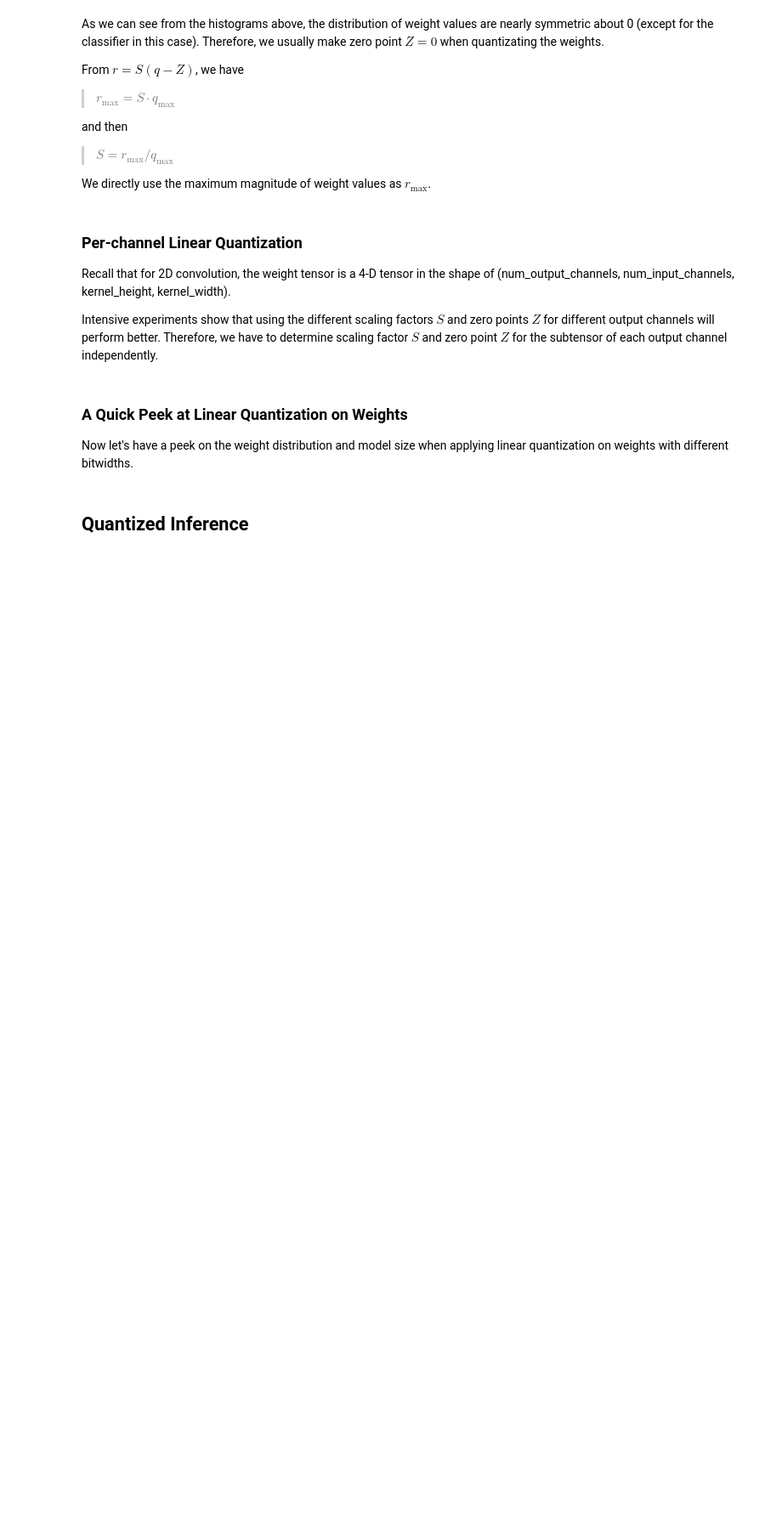
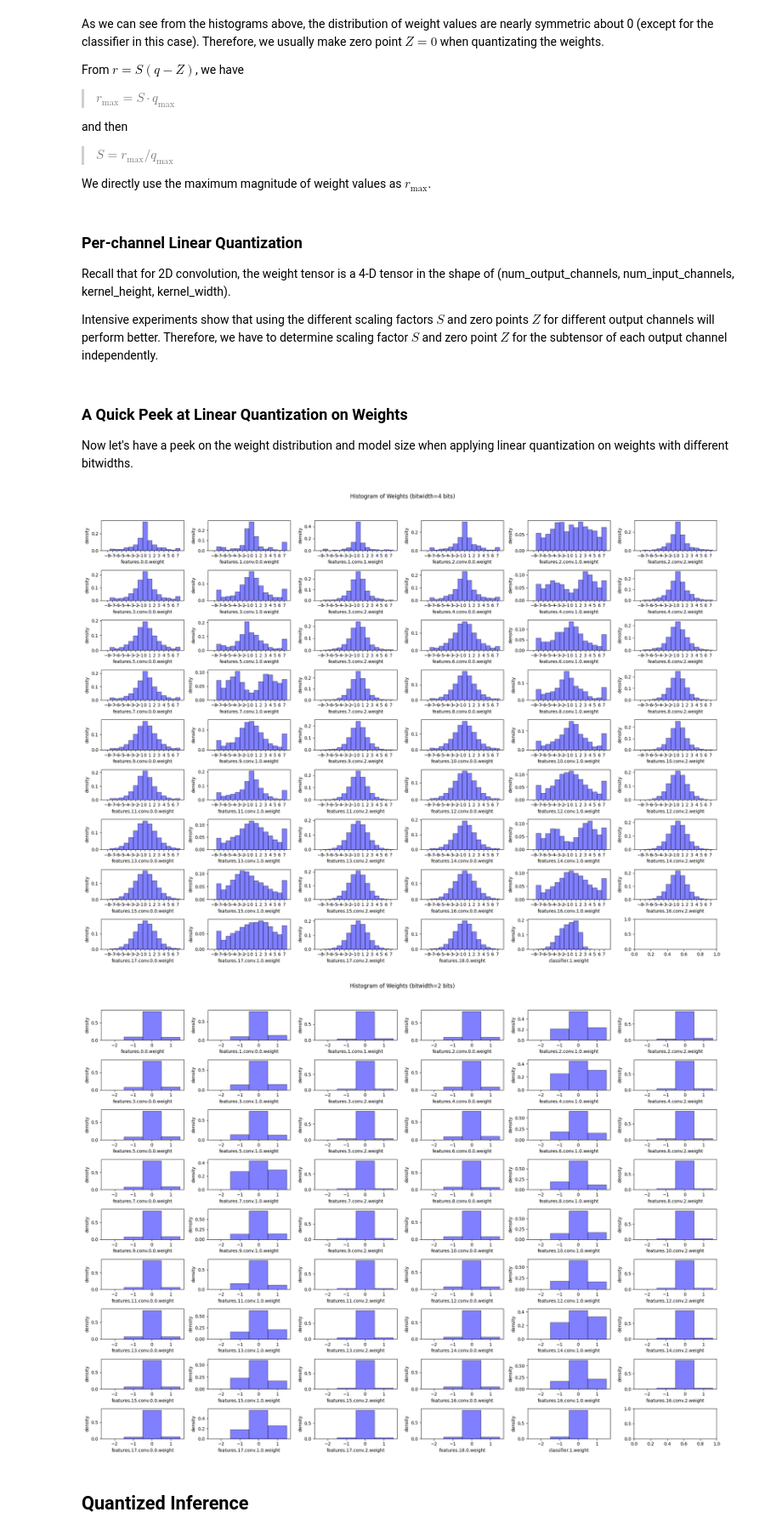
Before and after one commit to ac87639487-byte/edge_AI-, a Jupyter notebook: lab2/part1.ipynb, the cells around one changed output. Shown at 85% size. Drawn from its saved outputs; the diff is of its cells as text; code cells hidden in the pictures; blank space fills up the shorter version.

```diff
--- a/lab2/part1.ipynb
+++ b/lab2/part1.ipynb
@@ -348,16 +376,16 @@ def linear_quantize(fp_tensor, bitwidth, scale, zero_point, dtype=torch.int8) ->
 
     ############### YOUR CODE STARTS HERE ###############
     # Step 1: scale the fp_tensor
-    scaled_tensor = ...
+    scaled_tensor = fp_tensor / scale
     # Step 2: round the floating value to integer value
-    rounded_tensor = ...
+    rounded_tensor = scaled_tensor.round()
     ############### YOUR CODE ENDS HERE #################
 
     rounded_tensor = rounded_tensor.to(dtype)
 
     ############### YOUR CODE STARTS HERE ###############
     # Step 3: shift the rounded_tensor to make zero_point 0
-    shifted_tensor = ...
+    shifted_tensor = rounded_tensor + zero_point
     ############### YOUR CODE ENDS HERE #################
 
     # Step 4: clamp the shifted_tensor to lie in bitwidth-bit range
@@ -512,7 +549,7 @@ def get_quantization_scale_for_weight(weight, bitwidth):
 
     ############### YOUR CODE STARTS HERE ###############
     # hint: one line of code for calculating scale
-    scale = ...
+    scale = fp_max / quantized_max
     ############### YOUR CODE ENDS HERE #################
 
     return scale
@@ -553,18 +590,21 @@ Now let's have a peek on the weight distribution and model size when applying li
 # %%
 @torch.no_grad()
 def peek_linear_quantization():
-    model = torch.load("/kaggle/input/model/pytorch/default/1/mobilenetv2_0.963.pth", map_location="cpu", weights_only=False)
+    model = torch.load("/content/mobilenetv2_0.963.pth", map_location="cpu", weights_only=False)
     for bitwidth in [4, 2]:
         for name, param in model.named_parameters():
             if param.dim() > 1:
                 quantized_param, scale, zero_point = \
                     linear_quantize_weight_per_channel(param, bitwidth)
                 param.copy_(quantized_param)
         plot_weight_distribution(model, bitwidth)
-        model = torch.load("/kaggle/input/model/pytorch/default/1/mobilenetv2_0.963.pth", map_location="cpu", weights_only=False)
+        model = torch.load("/content/mobilenetv2_0.963.pth", map_location="cpu", weights_only=False)
 
 
 peek_linear_quantization()
+# %% [output]
+[figure, added]
+[figure, added]
 # %% [markdown]
 ## **Quantized Inference**
 # %% [markdown]
```
Also changed, not shown: parts of 11 cells of this notebook.
